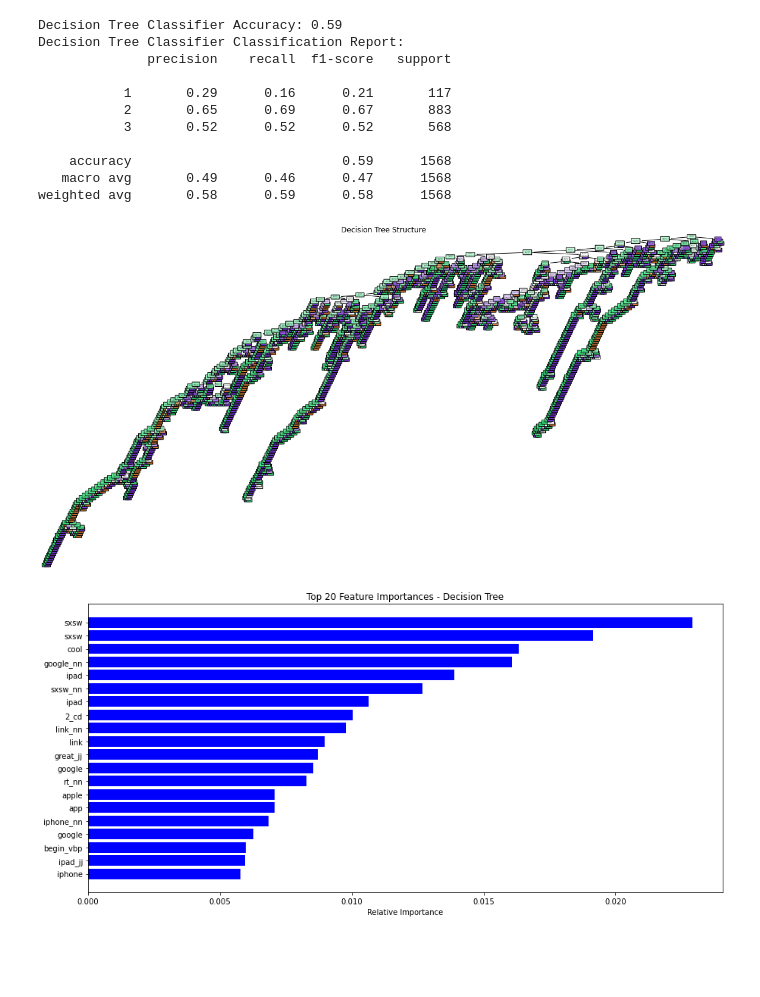
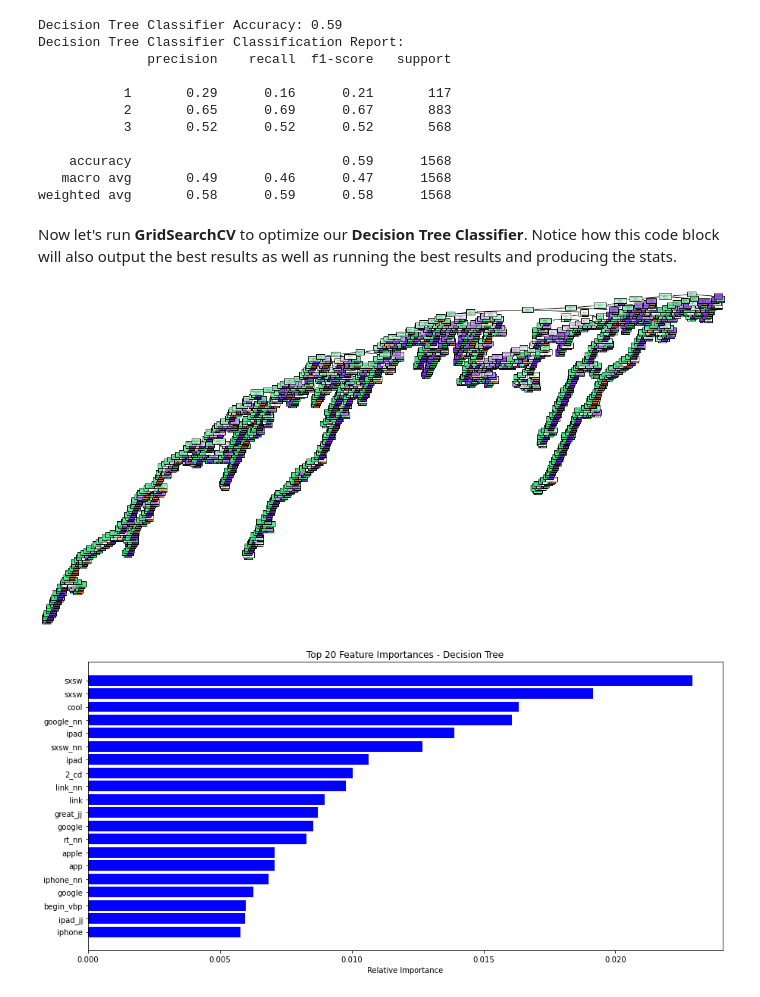
Before and after one commit to byrdwcrawford/NLP-Sentiment-Classification, a Jupyter notebook: NLP Notebook-ColumnTransformer.ipynb, the cells around one changed output. Drawn from its saved outputs; the diff is of its cells as text; code cells hidden in the pictures; blank space fills up the shorter version.

```diff
--- a/NLP Notebook-ColumnTransformer.ipynb
+++ b/NLP Notebook-ColumnTransformer.ipynb
@@ -943,20 +943,24 @@ Decision Tree Classifier Classification Report:
     accuracy                           0.59      1568
    macro avg       0.49      0.46      0.47      1568
 weighted avg       0.58      0.59      0.58      1568
+# %% [markdown]
+Now let's run **GridSearchCV** to optimize our **Decision Tree Classifier**.  Notice how this code block will also output the best results as well as running the best results and producing the stats.
 # %%
 from sklearn.tree import plot_tree
+preprocessor_tree = decision_tree_pipeline.named_steps['preprocessor']
 
-# Visualization: Decision Tree Structure
+# Get the feature names
+feature_names = preprocessor_tree.get_feature_names_out()
+
+# Plot the decision tree
 plt.figure(figsize=(20, 10))
 plot_tree(decision_tree_pipeline.named_steps['classifier'],
-          feature_names=get_feature_names(decision_tree_pipeline.named_steps['preprocessor']),
+          feature_names=feature_names,
           class_names=[str(cls) for cls in np.unique(y_train)],
-          filled=True,
-          rounded=True)
-plt.title('Decision Tree Structure')
+          filled=True)
 plt.show()
 # %% [output]
-[figure, old version]
+[figure, new version]
 # %%
 # Function to extract feature names correctly
 def get_feature_names(preprocessor):
```
Also changed, not shown: parts of 17 cells of this notebook, 3 other files.
